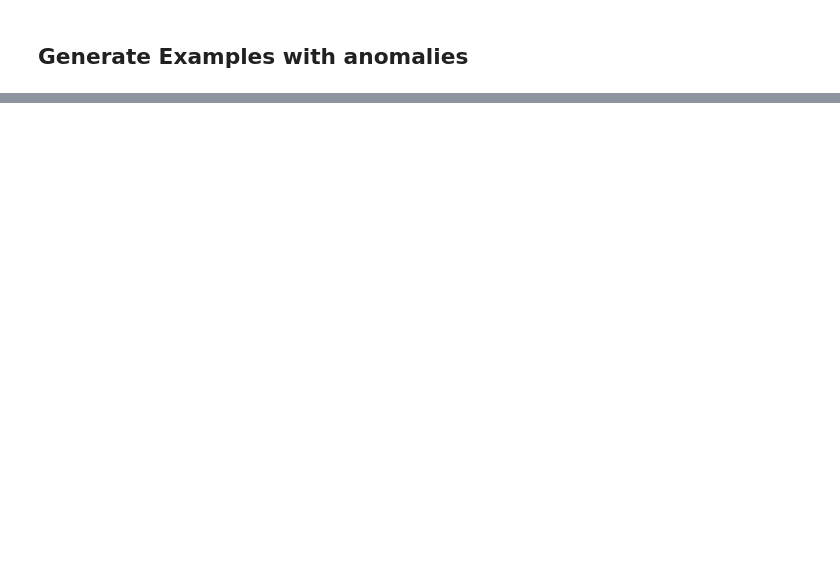
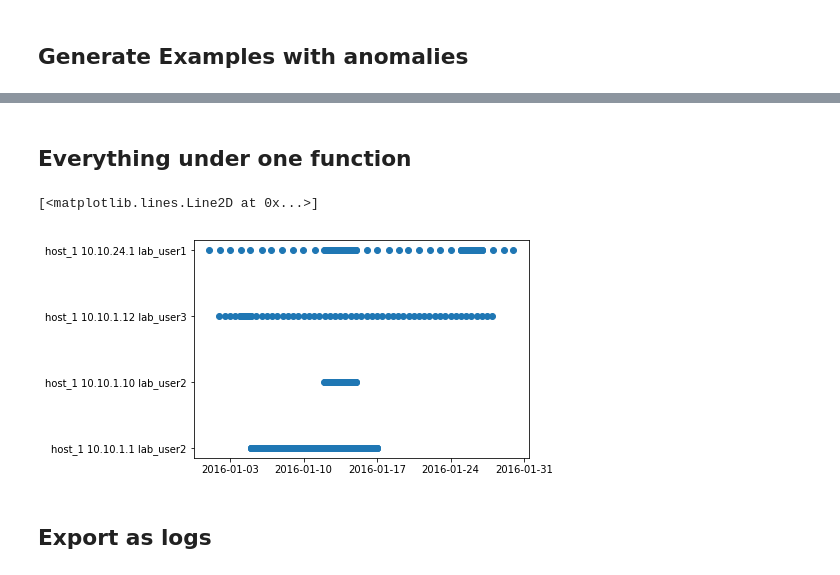
Before and after one commit to HarisMichailidis/datastream.io, a Jupyter notebook: notebooks/Data Generator (failed logins).ipynb, the cells around one changed output, grey strips where cells are left out. Cells and saved outputs as stored; diff of their text form; code cells hidden in the pictures; blank space fills up the shorter version.

```diff
--- a/notebooks/Data Generator (failed logins).ipynb
+++ b/notebooks/Data Generator (failed logins).ipynb
@@ -137,0 +138,51 @@ plt.plot_date(all_dfs.index,[' '.join(x) for x in all_dfs.values])
+# %% [markdown]
+## Everything under one function
+# %%
+def generate_events(start_timedate_us_format ='3/22/2016 12:00:23',
+                   end_timedate_us_format = '3/28/2016 21:12:43',
+                   period_in_minutes=3*60,
+                   noise_std_in_minutes=20,
+                   host='my-host-1',
+                   ip='192.168.0.1',
+                   user='test_lab_user'
+                  ):
+    df_index = create_time_index(start_date = start_timedate_us_format,
+                                 end_date = end_timedate_us_format,
+                                 period_minutes = period_in_minutes,
+                                 noise_minutes = noise_std_in_minutes)
+
+    return_df = create_df(df_index,
+                          host=host,
+                          ip=ip,
+                          user=user)
+
+    return return_df
+
+def generate_events_from_list(list_of_settings):
+    dfs_list = [generate_events(*settings) for settings in list_of_settings]
+
+    all_dfs = pd.concat(dfs_list)
+    all_dfs.sort_index(inplace=True)
+
+    return(all_dfs)
+
+def plot_dates_categorical(dfs):
+    return plt.plot_date(dfs.index,[' '.join(x) for x in dfs.values])
+# %%
+settings = [
+    ('1/1/2016', '1/30/2016',24*60,60,'host_1','10.10.24.1','lab_user1'),
+    ('1/12/2016','1/15/2016',3*60,20,'host_1', '10.10.24.1','lab_user1'),
+    ('1/25/2016','1/27/2016',1*60,20,'host_1', '10.10.24.1','lab_user1'),
+    ('1/12/2016','1/15/2016',1*60,10,'host_1', '10.10.1.10','lab_user2'),
+    ('1/5/2016', '1/17/2016',20,   2,'host_1', '10.10.1.1', 'lab_user2'),
+    ('1/2/2016', '1/28/2016',12*60,30,'host_1','10.10.1.12','lab_user3'),
+    ('1/4/2016', '1/5/2016',2*60,10,'host_1',  '10.10.1.12','lab_user3')]
+# %%
+all_data = generate_events_from_list(settings)
+# %%
+plot_dates_categorical(all_data)
+# %% [output]
+[<matplotlib.lines.Line2D at 0x...>]
+[figure, added]
+# %% [markdown]
+## Export as logs
```
Also changed, not shown: parts of 15 cells of this notebook.
